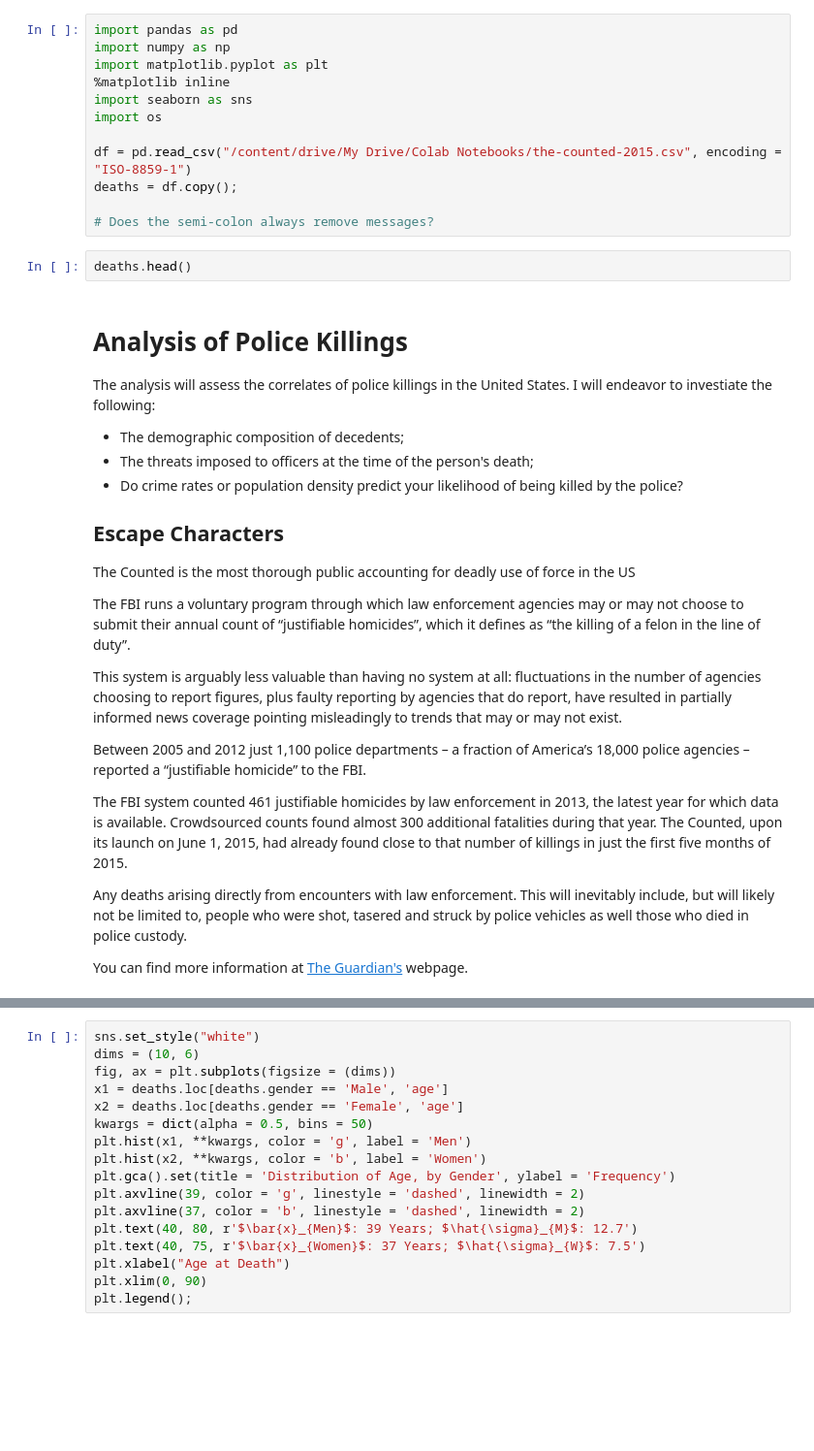
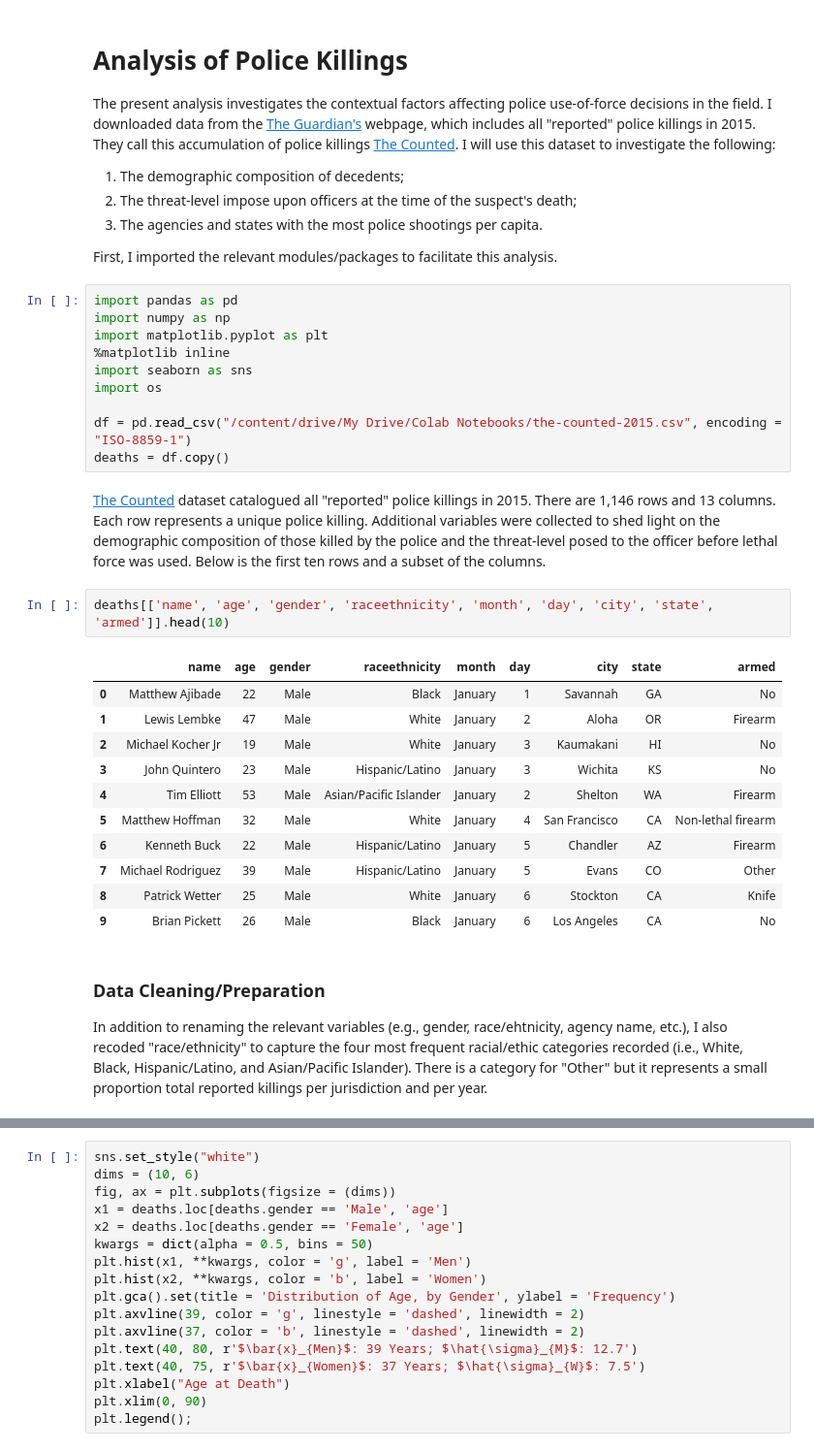
Before and after one commit to tbilach13/Analysis_Police_Killings, a Jupyter notebook: Bilach__Project.ipynb, the cells around one changed output, grey strips where cells are left out. Shown: that part at 97% size. Cells and saved outputs as stored; diff of their text form; blank space fills up the shorter version.

```diff
--- a/Bilach__Project.ipynb
+++ b/Bilach__Project.ipynb
@@ -1,5 +1,15 @@
 # %% [markdown]
 <a href="https://colab.research.google.com/github/tbilach13/Analysis_Police_Killings/blob/master/Bilach__Project.ipynb" target="_parent"><img src="https://colab.research.google.com/assets/colab-badge.svg" alt="Open In Colab"/></a>
+# %% [markdown]
+# Analysis of Police Killings
+
+The present analysis investigates the contextual factors affecting police use-of-force decisions in the field. I downloaded data from the [The Guardian's](https://www.theguardian.com/us-news/ng-interactive/2015/jun/01/about-the-counted) webpage, which includes all "reported" police killings in 2015. They call this accumulation of police killings [The Counted](https://www.theguardian.com/us-news/ng-interactive/2015/jun/01/the-counted-police-killings-us-database). I will use this dataset to investigate the following:
+
+1. The demographic composition of decedents;
+2. The threat-level impose upon officers at the time of the suspect's death;
+3. The agencies and states with the most police shootings per capita.
+
+First, I imported the relevant modules/packages to facilitate this analysis.
 # %%
 import pandas as pd
 import numpy as np
@@ -9,35 +19,27 @@ import seaborn as sns
 import os
 
 df = pd.read_csv("/content/drive/My Drive/Colab Notebooks/the-counted-2015.csv", encoding = "ISO-8859-1")
-deaths = df.copy();
-
-# Does the semi-colon always remove messages?
+deaths = df.copy()
-# %%
-deaths.head()
-# %% [markdown]
-# Analysis of Police Killings
-
-The analysis will assess the correlates of police killings in the United States. I will endeavor to investiate the following:
-
-* The demographic composition of decedents;
-* The threats imposed to officers at the time of the person's death;
-* Do crime rates or population density predict your likelihood of being killed by the police?
-
-## Escape Characters
-
-The Counted is the most thorough public accounting for deadly use of force in the US
-
-The FBI runs a voluntary program through which law enforcement agencies may or may not choose to submit their annual count of “justifiable homicides”, which it defines as “the killing of a felon in the line of duty”.
-
-This system is arguably less valuable than having no system at all: fluctuations in the number of agencies choosing to report figures, plus faulty reporting by agencies that do report, have resulted in partially informed news coverage pointing misleadingly to trends that may or may not exist.
-
-Between 2005 and 2012 just 1,100 police departments – a fraction of America’s 18,000 police agencies – reported a “justifiable homicide” to the FBI.
-
-The FBI system counted 461 justifiable homicides by law enforcement in 2013, the latest year for which data is available. Crowdsourced counts found almost 300 additional fatalities during that year. The Counted, upon its launch on June 1, 2015, had already found close to that number of killings in just the first five months of 2015.
-
-Any deaths arising directly from encounters with law enforcement. This will inevitably include, but will likely not be limited to, people who were shot, tasered and struck by police vehicles as well those who died in police custody.
-
-You can find more information at [The Guardian's](https://www.theguardian.com/us-news/ng-interactive/2015/jun/01/about-the-counted) webpage.
+# %% [markdown]
+[The Counted](https://www.theguardian.com/us-news/ng-interactive/2015/jun/01/the-counted-police-killings-us-database) dataset catalogued all "reported" police killings in 2015. There are 1,146 rows and 13 columns. Each row represents a unique police killing. Additional variables were collected to shed light on the demographic composition of those killed by the police and the threat-level posed to the officer before lethal force was used. Below is the first ten rows and a subset of the columns.
+# %%
+deaths[['name', 'age', 'gender', 'raceethnicity', 'month', 'day', 'city', 'state', 'armed']].head(10)
+# %% [output]
+|  | name | age | gender | raceethnicity | month | day | city | state | armed |
+| 0 | Matthew Ajibade | 22 | Male | Black | January | 1 | Savannah | GA | No |
+| 1 | Lewis Lembke | 47 | Male | White | January | 2 | Aloha | OR | Firearm |
+| 2 | Michael Kocher Jr | 19 | Male | White | January | 3 | Kaumakani | HI | No |
+| 3 | John Quintero | 23 | Male | Hispanic/Latino | January | 3 | Wichita | KS | No |
+| 4 | Tim Elliott | 53 | Male | Asian/Pacific Islander | January | 2 | Shelton | WA | Firearm |
+| 5 | Matthew Hoffman | 32 | Male | White | January | 4 | San Francisco | CA | Non-lethal firearm |
+| 6 | Kenneth Buck | 22 | Male | Hispanic/Latino | January | 5 | Chandler | AZ | Firearm |
+| 7 | Michael Rodriguez | 39 | Male | Hispanic/Latino | January | 5 | Evans | CO | Other |
+| 8 | Patrick Wetter | 25 | Male | White | January | 6 | Stockton | CA | Knife |
+| 9 | Brian Pickett | 26 | Male | Black | January | 6 | Los Angeles | CA | No |
+# %% [markdown]
+### Data Cleaning/Preparation
+
+In addition to renaming the relevant variables (e.g., gender, race/ehtnicity, agency name, etc.), I also recoded "race/ethnicity" to capture the four most frequent racial/ethic categories recorded (i.e., White, Black, Hispanic/Latino, and Asian/Pacific Islander). There is a category for "Other" but it represents a small proportion total reported killings per jurisdiction and per year.
 # %%
 deaths.rename(columns = {'name'                 : 'decedent_name',
                          'raceethnicity'        : 'race_ethn',
```
Also changed, not shown: parts of 28 cells of this notebook.
